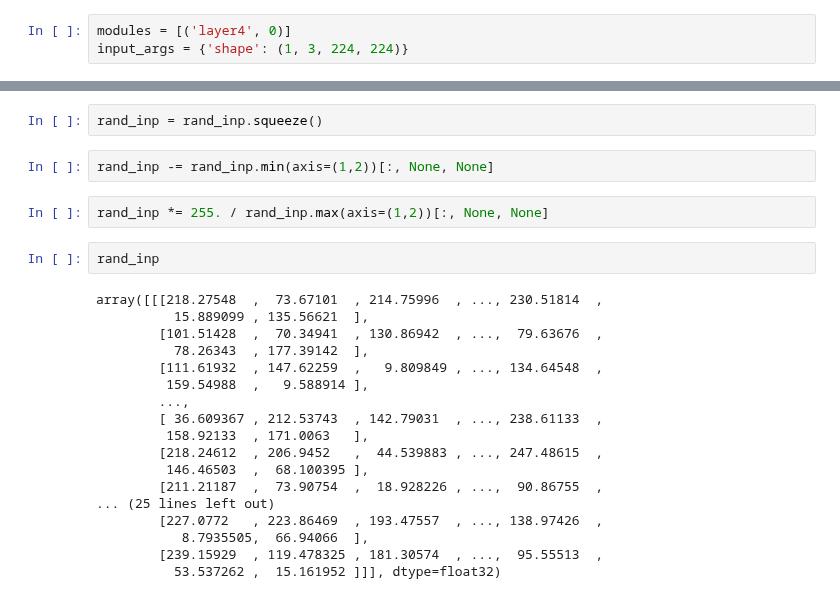
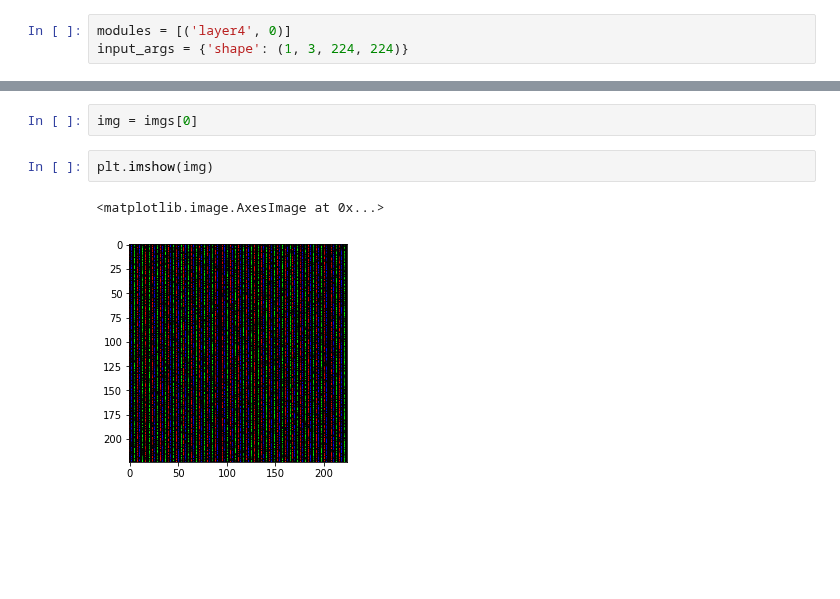
Before and after one commit to IsaacRe/feature-vis, a Jupyter notebook: Visualize ResNet.ipynb, the cells around one changed output, grey strips where cells are left out. Saved outputs shown, nothing was run; the diff lists cells and outputs as text; blank space fills up the shorter version.

Commit message:
final fix for optimized network input to  multi-channel image translation

```diff
--- a/Visualize ResNet.ipynb
+++ b/Visualize ResNet.ipynb
@@ -69,26 +41,7 @@ rand_inp = rand_inp.data.cpu().numpy()
-# %%
-rand_inp = rand_inp.squeeze()
-# %%
-rand_inp -= rand_inp.min(axis=(1,2))[:, None, None]
-# %%
-rand_inp *= 255. / rand_inp.max(axis=(1,2))[:, None, None]
-# %%
-rand_inp
-# %% [output]
-array([[[218.27548  ,  73.67101  , 214.75996  , ..., 230.51814  ,
-          15.889099 , 135.56621  ],
-        [101.51428  ,  70.34941  , 130.86942  , ...,  79.63676  ,
-          78.26343  , 177.39142  ],
-        [111.61932  , 147.62259  ,   9.809849 , ..., 134.64548  ,
-         159.54988  ,   9.588914 ],
-        ...,
-        [ 36.609367 , 212.53743  , 142.79031  , ..., 238.61133  ,
-         158.92133  , 171.0063   ],
-        [218.24612  , 206.9452   ,  44.539883 , ..., 247.48615  ,
-         146.46503  ,  68.100395 ],
-        [211.21187  ,  73.90754  ,  18.928226 , ...,  90.86755  ,
-... (25 lines left out)
-        [227.0772   , 223.86469  , 193.47557  , ..., 138.97426  ,
-           8.7935505,  66.94066  ],
-        [239.15929  , 119.478325 , 181.30574  , ...,  95.55513  ,
-          53.537262 ,  15.161952 ]]], dtype=float32)
+# %%
+img = imgs[0]
+# %%
+plt.imshow(img)
+# %% [output]
+<matplotlib.image.AxesImage at 0x...>
+[figure, added]
```
Also changed, not shown: parts of 6 cells of this notebook, 1 other file.
